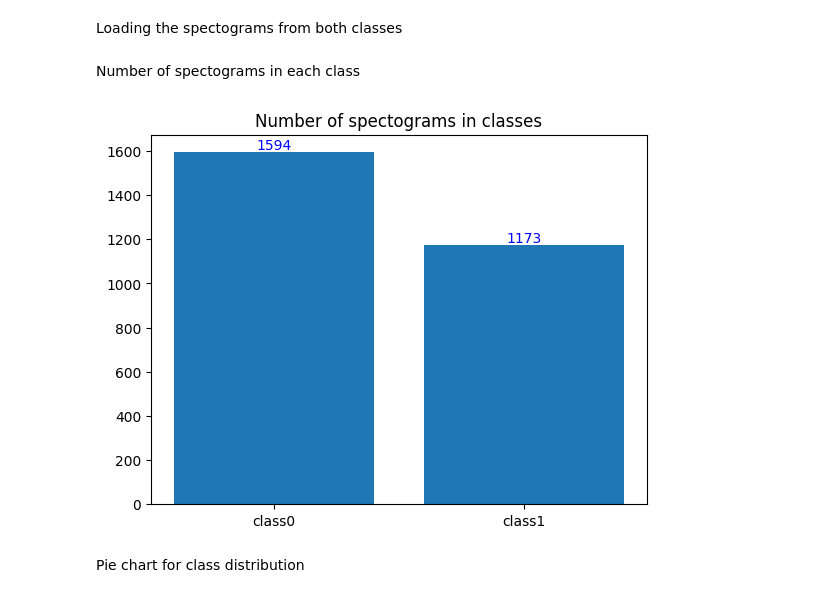
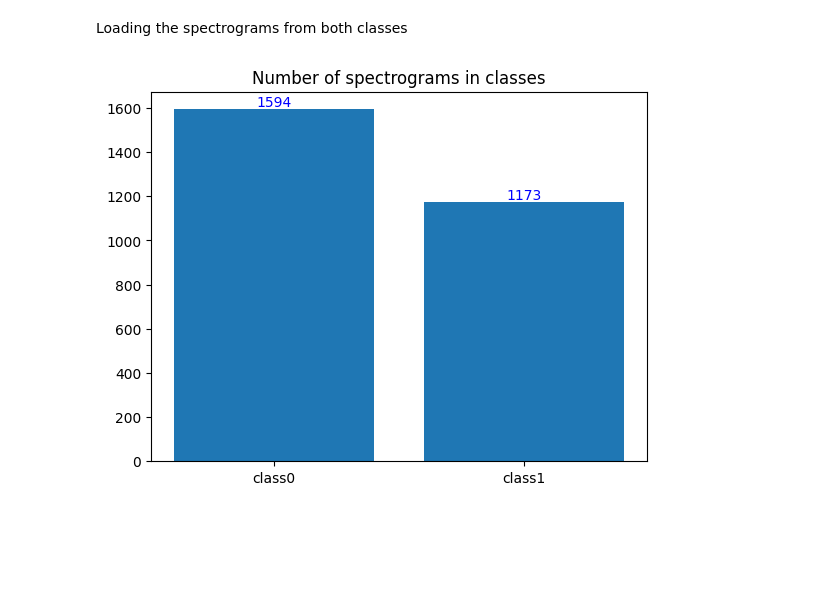
Before and after one commit to rybaks72/IML_Voice_Recognition, a Jupyter notebook: exploratory_data_analysis/spectograms_analysis.ipynb, the cells around one changed output. Saved outputs shown, nothing was run; the diff lists cells and outputs as text; code cells hidden in the pictures; blank space fills up the shorter version.

```diff
--- a/exploratory_data_analysis/spectograms_analysis.ipynb
+++ b/exploratory_data_analysis/spectograms_analysis.ipynb
@@ -5,40 +7,40 @@ import numpy as np
 # %% [markdown]
-Loading the spectograms from both classes
+Loading the spectrograms from both classes
 # %%
 class0 = glob("../preprocessing_pipeline/spectogram_data/Class0/*")
 class1 = glob("../preprocessing_pipeline/spectogram_data/Class1/*")
 
 class0_specs = []
 class1_specs = []
+class0_per_speaker = defaultdict(int)
+class1_per_speaker = defaultdict(int)
 
 for person in class0:
     person_path = glob(f'{person}/*.npz')
     for path in person_path:
         specs = np.load(path, allow_pickle=True)
         class0_specs.extend(specs['X'])
+        class0_per_speaker[person] += len(specs['X'])
 
 for person in class1:
     person_path = glob(f'{person}/*.npz')
     for path in person_path:
         specs = np.load(path, allow_pickle=True)
         class1_specs.extend(specs['X'])
+        class1_per_speaker[person] += len(specs['X'])
-# %% [markdown]
-Number of spectograms in each class
 # %%
 class0_count = len(class0_specs)
 class1_count = len(class1_specs)
 
 fig, ax = plt.subplots()
 x_positions = [0, 1]
 bars = ax.bar(['class0', 'class1'], [class0_count, class1_count])
 
 ax.bar_label(bars, label_type='edge', color='blue')
-ax.title.set_text('Number of spectograms in classes')
+ax.title.set_text('Number of spectrograms in classes')
 plt.show()
 # %% [output]
-[figure, old version]
+[figure, new version]
-# %% [markdown]
-Pie chart for class distribution
 # %%
 plt.figure(figsize=(6, 6))
 class0_count = len(class0_specs)
```
Also changed, not shown: parts of 22 cells of this notebook, 1 other file.
